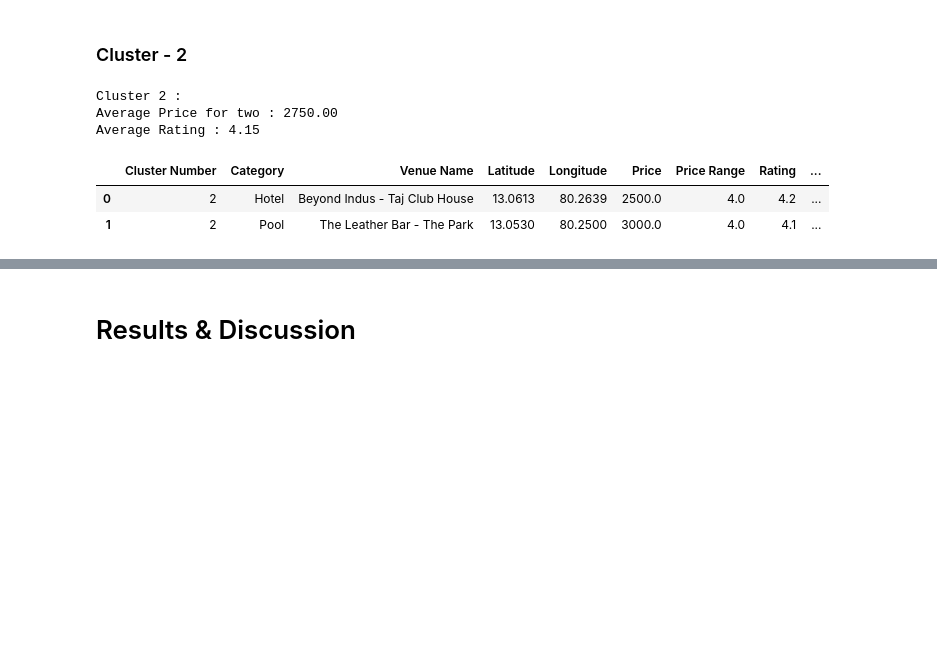
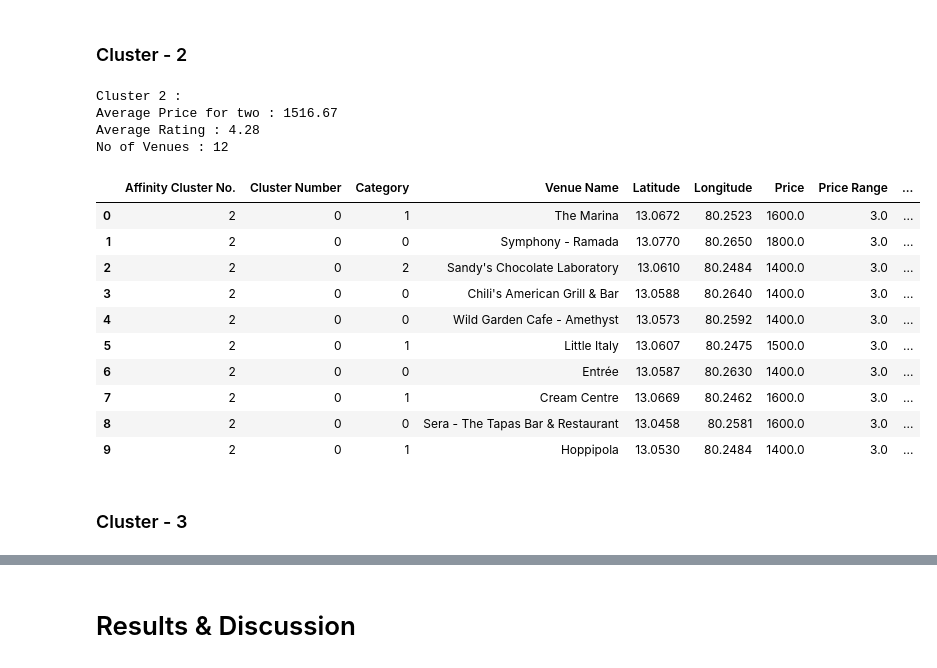
Before and after one commit to tusharraju7/IBMDataScience-CapstoneProject, a Jupyter notebook: ExploringChennai.ipynb, the cells around one changed output, grey strips where cells are left out. Drawn from its saved outputs; the diff is of its cells as text; code cells hidden in the pictures; blank space fills up the shorter version.

```diff
--- a/ExploringChennai.ipynb
+++ b/ExploringChennai.ipynb
@@ -466,11 +482,0 @@ Now **to find the best K-value for clustering** we use the **elbow method**.
-# %%
-sse = {}
-for k in range(1, 10):
-    kmeans = KMeans(n_clusters=k, max_iter=1000).fit(clustering_data)
-    clustering_data["clusters"] = kmeans.labels_
-    sse[k] = kmeans.inertia_ # Inertia: Sum of distances of samples to their closest cluster center
-plt.figure()
-plt.plot(list(sse.keys()), list(sse.values()))
-plt.xlabel("Number of cluster")
-plt.ylabel("SSE")
-plt.show()
@@ -483,5 +488,0 @@ Now we **fit the data to the KMeans model and run the clustering algorithm.**
-# %%
-k = 3
-kMeans = KMeans(n_clusters = k, random_state = 0).fit(clustering_data)
-data.insert(0, 'Cluster Number', kMeans.labels_)
-data.head(5)
@@ -494,0 +489,6 @@ data.head(5)
+# %%
+clustering = AffinityPropagation(affinity='euclidean', convergence_iter=15, copy=True,
+          damping=0.5, max_iter=200, preference=None, verbose=False).fit(clustering_data)
+# %%
+data.insert(0, 'Affinity Cluster No.', clustering.labels_)
+data['Affinity Cluster No.'].values
@@ -575,14 +570,26 @@ Average Rating : 4.28
 # %% [markdown]
 ### Cluster - 2
 # %%
-result = data[data['Cluster Number'] == 2]
-print("Cluster 2 :\nAverage Price for two : {:.02f}\nAverage Rating : {:.02f}".
-      format(result['Price'].mean(), result['Rating'].astype(float).mean()))
+result = data[data['Affinity Cluster No.'] == 2]
+rows = result.shape[0]
+print("Cluster 2 :\nAverage Price for two : {:.02f}\nAverage Rating : {:.02f}\nNo of Venues : {}".
+      format(result['Price'].mean(), result['Rating'].astype(float).mean(),rows))
 result.head(10).reset_index(drop = True)
 # %% [output]
 Cluster 2 :
-Average Price for two : 2750.00
-Average Rating : 4.15
+Average Price for two : 1516.67
+Average Rating : 4.28
+No of Venues : 12
-|  | Cluster Number | Category | Venue Name | Latitude | Longitude | Price | Price Range | Rating | ... |
-| 0 | 2 | Hotel | Beyond Indus - Taj Club House | 13.0613 | 80.2639 | 2500.0 | 4.0 | 4.2 | ... |
-| 1 | 2 | Pool | The Leather Bar - The Park | 13.0530 | 80.2500 | 3000.0 | 4.0 | 4.1 | ... |
+|  | Affinity Cluster No. | Cluster Number | Category | Venue Name | Latitude | Longitude | Price | Price Range | ... |
+| 0 | 2 | 0 | 1 | The Marina | 13.0672 | 80.2523 | 1600.0 | 3.0 | ... |
+| 1 | 2 | 0 | 0 | Symphony - Ramada | 13.0770 | 80.2650 | 1800.0 | 3.0 | ... |
+| 2 | 2 | 0 | 2 | Sandy's Chocolate Laboratory | 13.0610 | 80.2484 | 1400.0 | 3.0 | ... |
+| 3 | 2 | 0 | 0 | Chili's American Grill & Bar | 13.0588 | 80.2640 | 1400.0 | 3.0 | ... |
+| 4 | 2 | 0 | 0 | Wild Garden Cafe - Amethyst | 13.0573 | 80.2592 | 1400.0 | 3.0 | ... |
+| 5 | 2 | 0 | 1 | Little Italy | 13.0607 | 80.2475 | 1500.0 | 3.0 | ... |
+| 6 | 2 | 0 | 0 | Entrée | 13.0587 | 80.2630 | 1400.0 | 3.0 | ... |
+| 7 | 2 | 0 | 1 | Cream Centre | 13.0669 | 80.2462 | 1600.0 | 3.0 | ... |
+| 8 | 2 | 0 | 0 | Sera - The Tapas Bar & Restaurant | 13.0458 | 80.2581 | 1600.0 | 3.0 | ... |
+| 9 | 2 | 0 | 1 | Hoppipola | 13.0530 | 80.2484 | 1400.0 | 3.0 | ... |
+# %% [markdown]
+### Cluster - 3
```
Also changed, not shown: parts of 38 cells of this notebook.
